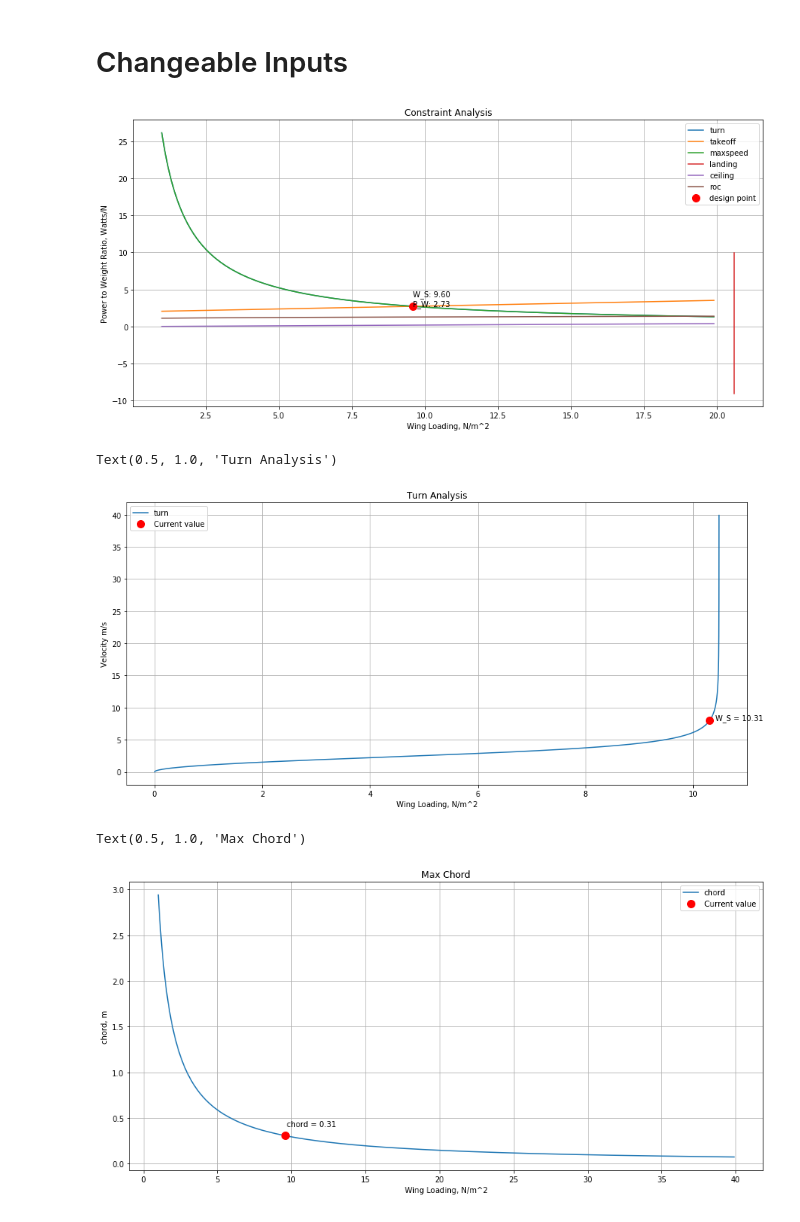
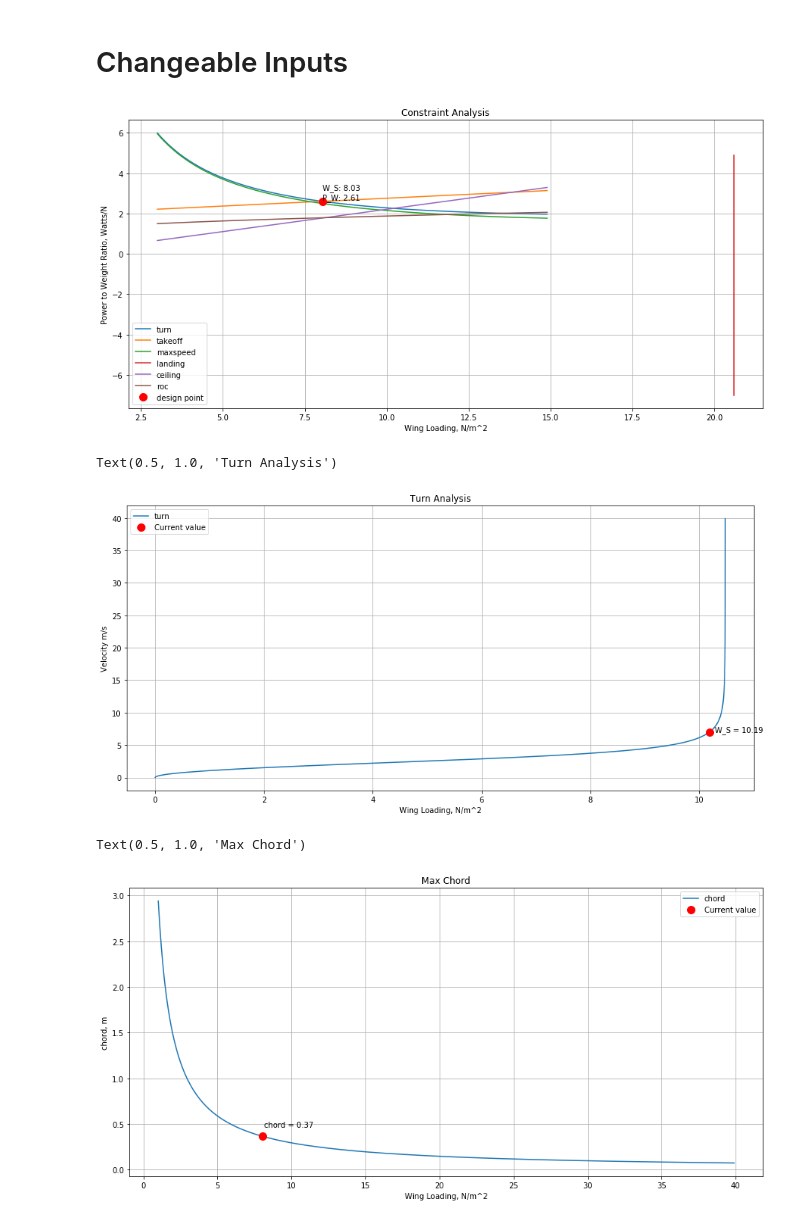
Before and after one commit to Fishabh/aae451-notebook, a Jupyter notebook: 2-Constraint_Analysis.ipynb, the cells around one changed output. Cells and saved outputs as stored; diff of their text form; code cells hidden in the pictures.

Commit message:
minimum velocity and thrust value calculations and correction to k value

```diff
--- a/2-Constraint_Analysis.ipynb
+++ b/2-Constraint_Analysis.ipynb
@@ -28,16 +29,20 @@ dist = 10 # straightway distance in meters
     Cd0 = 0.06 # parasite drag coefficient
     eta_p = 0.8 # efficiency of propeller
     eta_m = 0.9 # efficiency of motor
-    k = 0.001
+    AR = 3.23
+    e = .8
+    k = 1/(np.pi*AR*e)
     V_stall = 2.25 # stall velocity in m/s
-    v_turn = 8  # velocity for turns
-    v_max = 8 # velocity for straightaways
+    v_turn = 7  # velocity for turns
+    v_max = 7 # velocity for straightaways
     s_to = 4 # takeoff length
     s_l = 4 #landing length
     CL_max = 1.45 # Cl for a cambered flat plate
     h = 3 # cruise altitude in meters
     roc_d = 10 # horizontal distance to get to altitude in meters
     beta = 1 # weight fraction for landing is 1 since takeoff weight should be equal to landing weight
+    m = .3 #mass in kilograms
+    W = m*9.8 # weight in Newtons
 # %%
 def create_functions():
     """
@@ -50,7 +55,7 @@ def create_functions():
 
     def turn_P_W(W_S):
         q = 0.5*rho*(v_turn**2)
-        n = 1.414 # load factor
+        n = 1.1547 # load factor
         T_W_turn = q*Cd0/W_S + (n**2)*k*W_S/q
         return T_W_to_P_W(T_W_turn, v_turn, eta_p, eta_m)
 
@@ -87,7 +92,6 @@ def create_functions():
 
     def chord(W_S):
         span = 1 # span in meters
-        W = .3*9.8 # weight in kilograms
         return W/span/W_S
 
     return {
@@ -154,30 +158,30 @@ def solve(funcs):
 # %%
 def constraint_analysis():
     """
     The main function that creates functions, solves the optimization problem, and then plots the constraint
     analysis diagram with the optimal design point labelled.
     """
     funcs = create_functions()
     opt_sol = solve(funcs)
-    W_S_val = np.arange(1, 20, 0.1)
+    W_S_val = np.arange(3, 15, 0.1)
     plt.plot(W_S_val, funcs['turn_P_W'](W_S_val), label='turn')
     plt.plot(W_S_val, funcs['takeoff_P_W'](W_S_val), label='takeoff')
     plt.plot(W_S_val, funcs['maxspeed_P_W'](W_S_val), label='maxspeed')
     plt.plot(funcs['landing_W_S'](W_S_val), funcs['landing_P_W'](W_S_val), label='landing')
     plt.plot(W_S_val, funcs['ceiling_P_W'](W_S_val), label='ceiling')
     plt.plot(W_S_val, funcs['roc_P_W'](W_S_val), label='roc')
 
     plt.plot(opt_sol['W_S'], opt_sol['P_W'], 'r.', markersize=20, label='design point')
     plt.text(opt_sol['W_S'], opt_sol['P_W'] + 0.1, 'W_S: {W_S:0.2f}\nP_W: {P_W:0.2f}'.format(**opt_sol))
     plt.xlabel('Wing Loading, N/m^2')
     plt.ylabel('Power to Weight Ratio, Watts/N')
     plt.grid()
     plt.legend()
     plt.title('Constraint Analysis')
 
 constraint_analysis()
 # %% [output]
-[figure, old version]
+[figure, new version]
 # %%
     funcs = create_functions()
     v_val = np.arange(0, 40, 0.1)
@@ -192,7 +196,7 @@ constraint_analysis()
     plt.title('Turn Analysis')
 # %% [output]
 Text(0.5, 1.0, 'Turn Analysis')
-[figure, old version]
+[figure, new version]
 # %%
     funcs = create_functions()
     opt_sol = solve(funcs)
@@ -208,4 +212,4 @@ Text(0.5, 1.0, 'Turn Analysis')
     plt.title('Max Chord')
 # %% [output]
 Text(0.5, 1.0, 'Max Chord')
-[figure, old version]
+[figure, new version]
```
Also changed, not shown: parts of 9 cells of this notebook.
